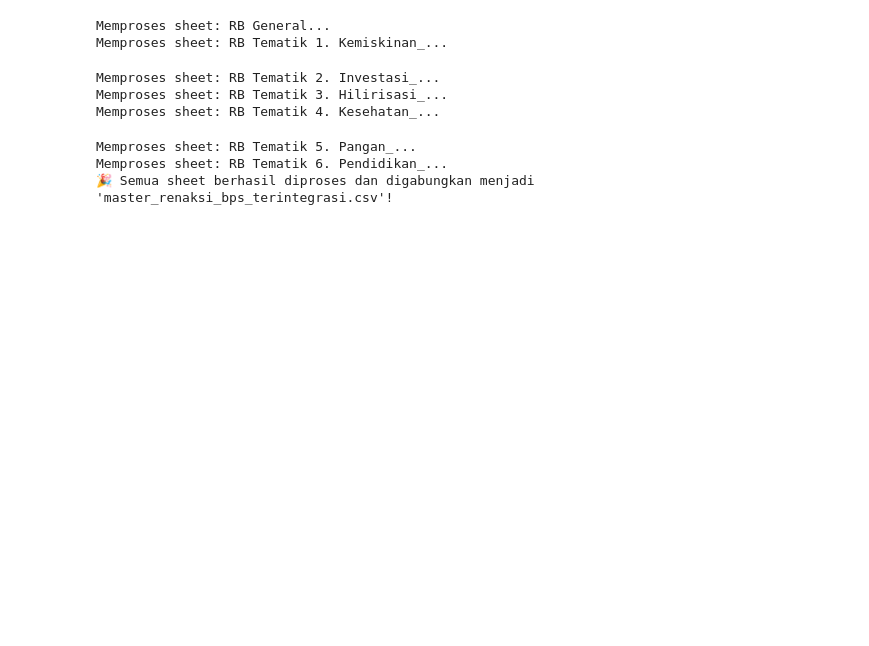
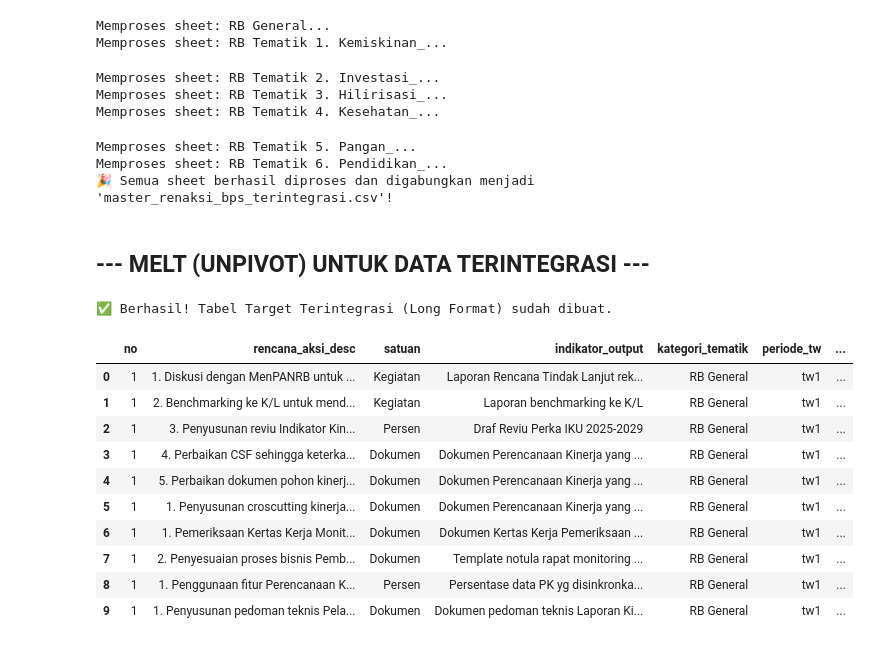
Before and after one commit to POMEST/SITEPAS_Data_Pipeline, a Jupyter notebook: notebooks/01_data_extraction.ipynb, the cells around one changed output. Saved outputs shown, nothing was run; the diff lists cells and outputs as text; code cells hidden in the pictures; blank space fills up the shorter version.

```diff
--- a/notebooks/01_data_extraction.ipynb
+++ b/notebooks/01_data_extraction.ipynb
@@ -201,3 +201,36 @@ Memproses sheet: RB Tematik 4. Kesehatan_...
 Memproses sheet: RB Tematik 5. Pangan_...
 Memproses sheet: RB Tematik 6. Pendidikan_...
 🎉 Semua sheet berhasil diproses dan digabungkan menjadi 'master_renaksi_bps_terintegrasi.csv'!
+# %% [markdown]
+## --- MELT (UNPIVOT) UNTUK DATA TERINTEGRASI ---
+# %%
+# 1. Melakukan Unpivot pada kolom Triwulan (TW) dari df_final
+df_target_terintegrasi = pd.melt(
+    df_final,
+    id_vars=['no', 'rencana_aksi_desc', 'satuan', 'indikator_output', 'kategori_tematik'], # Kolom yang ditahan
+    value_vars=['tw1', 'tw2', 'tw3', 'tw4'],                                               # Kolom yang dilelehkan
+    var_name='periode_tw',
+    value_name='target_penyelesaian'
+)
+
+# 2. Mengurutkan data agar rapi dan mudah dibaca
+df_target_terintegrasi = df_target_terintegrasi.sort_values(by=['kategori_tematik', 'no', 'periode_tw']).reset_index(drop=True)
+
+# 3. Menyimpan hasil Unpivot ke dalam CSV
+df_target_terintegrasi.to_csv('../data/processed/target_output_terintegrasi.csv', index=False)
+
+print("✅ Berhasil! Tabel Target Terintegrasi (Long Format) sudah dibuat.")
+df_target_terintegrasi.head(10)
+# %% [output]
+✅ Berhasil! Tabel Target Terintegrasi (Long Format) sudah dibuat.
+|  | no | rencana_aksi_desc | satuan | indikator_output | kategori_tematik | periode_tw | ... |
+| 0 | 1 | 1. Diskusi dengan MenPANRB untuk ... | Kegiatan | Laporan Rencana Tindak Lanjut rek... | RB General | tw1 | ... |
+| 1 | 1 | 2. Benchmarking ke K/L untuk mend... | Kegiatan | Laporan benchmarking ke K/L | RB General | tw1 | ... |
+| 2 | 1 | 3. Penyusunan reviu Indikator Kin... | Persen | Draf Reviu Perka IKU 2025-2029 | RB General | tw1 | ... |
+| 3 | 1 | 4. Perbaikan CSF sehingga keterka... | Dokumen | Dokumen Perencanaan Kinerja yang ... | RB General | tw1 | ... |
+| 4 | 1 | 5. Perbaikan dokumen pohon kinerj... | Dokumen | Dokumen Perencanaan Kinerja yang ... | RB General | tw1 | ... |
+| 5 | 1 | 1. Penyusunan croscutting kinerja... | Dokumen | Dokumen Perencanaan Kinerja yang ... | RB General | tw1 | ... |
+| 6 | 1 | 1. Pemeriksaan Kertas Kerja Monit... | Dokumen | Dokumen Kertas Kerja Pemeriksaan ... | RB General | tw1 | ... |
+| 7 | 1 | 2. Penyesuaian proses bisnis Pemb... | Dokumen | Template notula rapat monitoring ... | RB General | tw1 | ... |
+| 8 | 1 | 1. Penggunaan fitur Perencanaan K... | Persen | Persentase data PK yg disinkronka... | RB General | tw1 | ... |
+| 9 | 1 | 1. Penyusunan pedoman teknis Pela... | Dokumen | Dokumen pedoman teknis Laporan Ki... | RB General | tw1 | ... |
```
Also changed, not shown: parts of 6 cells of this notebook.
